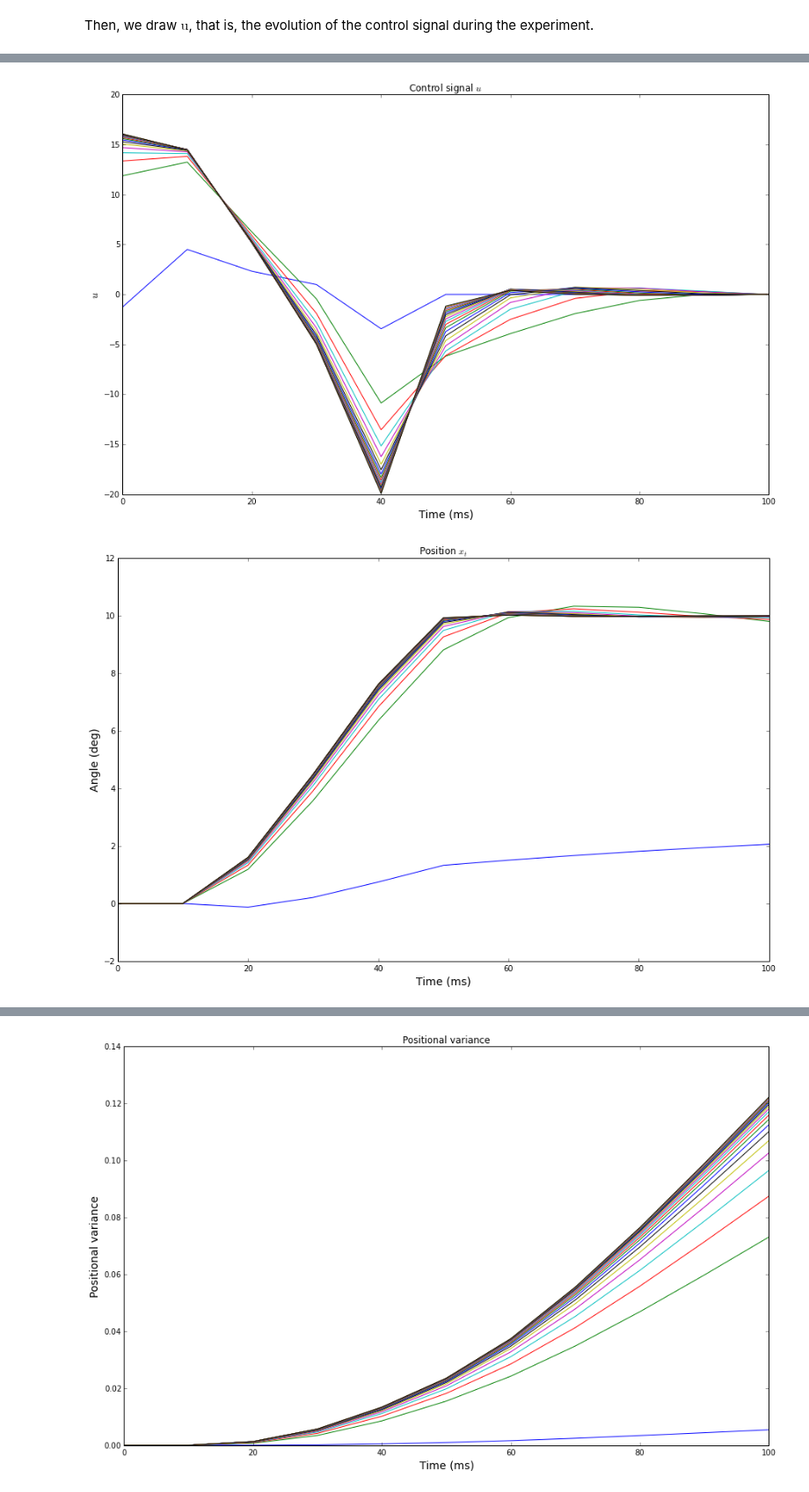
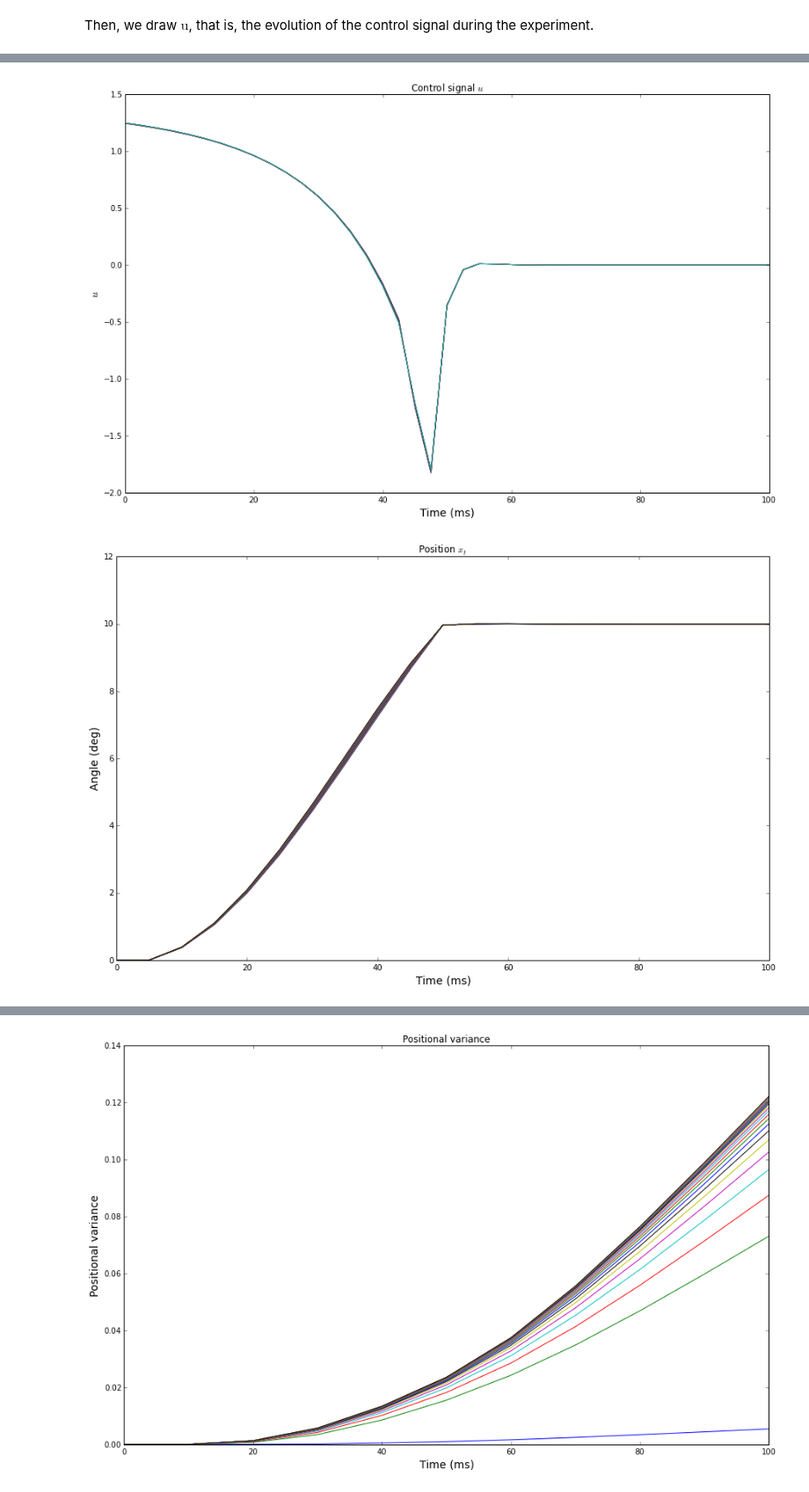
Before and after one commit to AnaideT/OptimalPrecision, a Jupyter notebook: 2017-05-16 Minimization of the cost function in the gradient descent.ipynb, the cells around one changed output, grey strips where cells are left out. Shown at 88% size. Drawn from its saved outputs; the diff is of its cells as text; code cells hidden in the pictures.

```diff
--- a/2017-05-16 Minimization of the cost function in the gradient descent.ipynb
+++ b/2017-05-16 Minimization of the cost function in the gradient descent.ipynb
@@ -33,7 +33,7 @@ TODO: explore parameters
 
 TODO: apply on aSPEM / generalized coordinates / include delays
 # %%
-dt = 0.01
+dt = 0.0025
 t_T = .05
 t_R = .05
 T = int(t_T/dt)
@@ -292,5 +292,5 @@ cost_deriv2(utest,0)
 We choose the number of iterations of the process and the stepsize $\eta$ of the gradient descent.
 # %%
 niter = 10000
-eta = 0.02
+eta = 0.003
 # %%
@@ -311,7 +316,7 @@ Then, we draw $\text{u}$, that is, the evolution of the control signal during th
 # %%
-plot_signal(a, 500, 10000, 0.05, 0.05, 0.01)
+plot_signal(a, 1000, 10000, 0.05, 0.05, 0.0025)
 # %% [output]
-[figure, old version]
+[figure, new version]
 # %%
 position = np.zeros((niter+1,T+R+1))
 velocity = np.zeros((niter+1,T+R+1))
@@ -322,7 +327,7 @@ for i in np.arange(niter+1):
         position[i,j] = mean[0]
         velocity[i,j] = mean[1]
 # %%
-plot_position(position, 500, 10000, 0.05, 0.05, 0.01)
+plot_position(position, 500, 10000, 0.05, 0.05, 0.005)
 # %% [output]
-[figure, old version]
+[figure, new version]
 # %%
```
Also changed, not shown: parts of 15 cells of this notebook, 6 other files.
